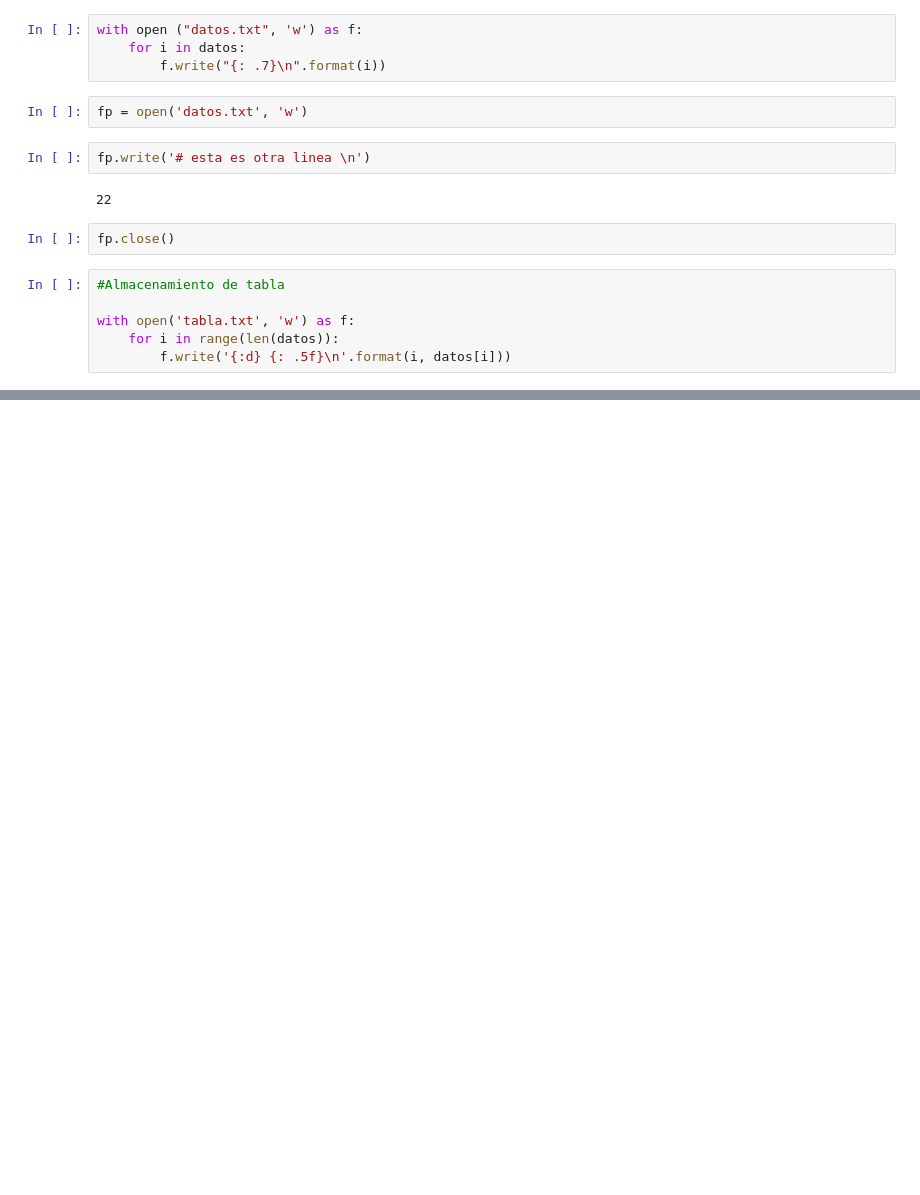
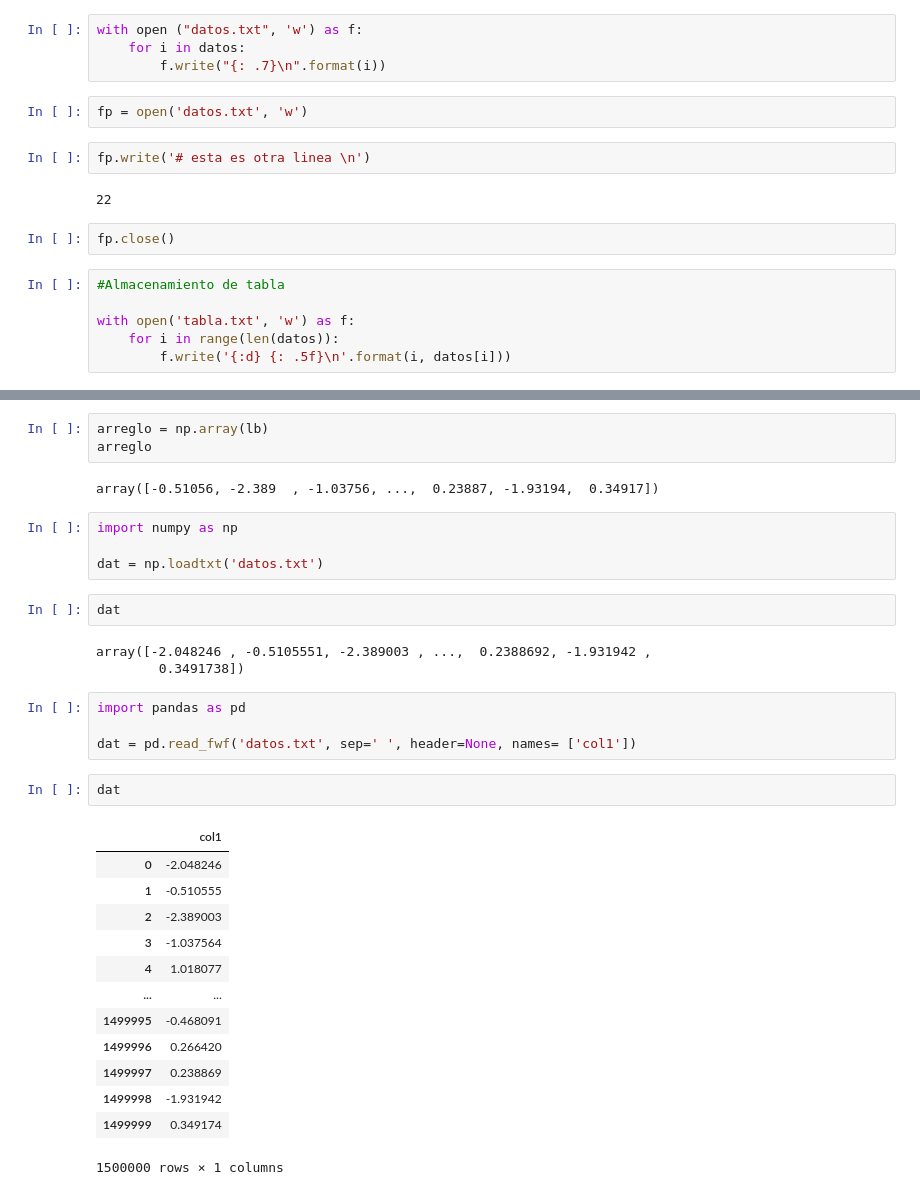
Before and after one commit to Valeign/HCAIA2023, a Jupyter notebook: clases/clases20oct/Almacenamiento.ipynb, the cells around one changed output, grey strips where cells are left out. Saved outputs shown, nothing was run; the diff lists cells and outputs as text; blank space fills up the shorter version.

```diff
--- a/clases/clases20oct/Almacenamiento.ipynb
+++ b/clases/clases20oct/Almacenamiento.ipynb
@@ -44,0 +69,34 @@ float(l.split()[1])
+# %%
+arreglo = np.array(lb)
+arreglo
+# %% [output]
+array([-0.51056, -2.389  , -1.03756, ...,  0.23887, -1.93194,  0.34917])
+# %%
+import numpy as np
+
+dat = np.loadtxt('datos.txt')
+# %%
+dat
+# %% [output]
+array([-2.048246 , -0.5105551, -2.389003 , ...,  0.2388692, -1.931942 ,
+        0.3491738])
+# %%
+import pandas as pd
+
+dat = pd.read_fwf('datos.txt', sep=' ', header=None, names= ['col1'])
+# %%
+dat
+# %% [output]
+|  | col1 |
+| 0 | -2.048246 |
+| 1 | -0.510555 |
+| 2 | -2.389003 |
+| 3 | -1.037564 |
+| 4 | 1.018077 |
+| ... | ... |
+| 1499995 | -0.468091 |
+| 1499996 | 0.266420 |
+| 1499997 | 0.238869 |
+| 1499998 | -1.931942 |
+| 1499999 | 0.349174 |
+1500000 rows × 1 columns
```
Also changed, not shown: parts of 9 cells of this notebook, 7 other files.
